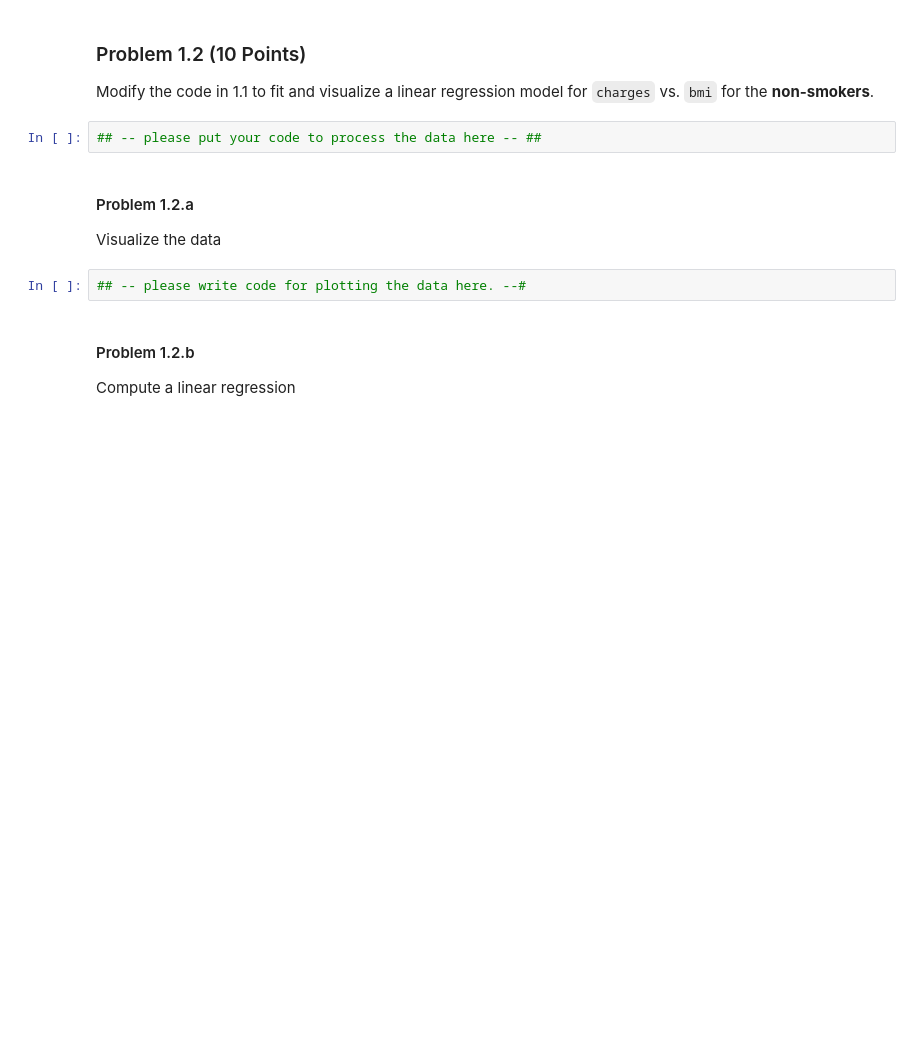
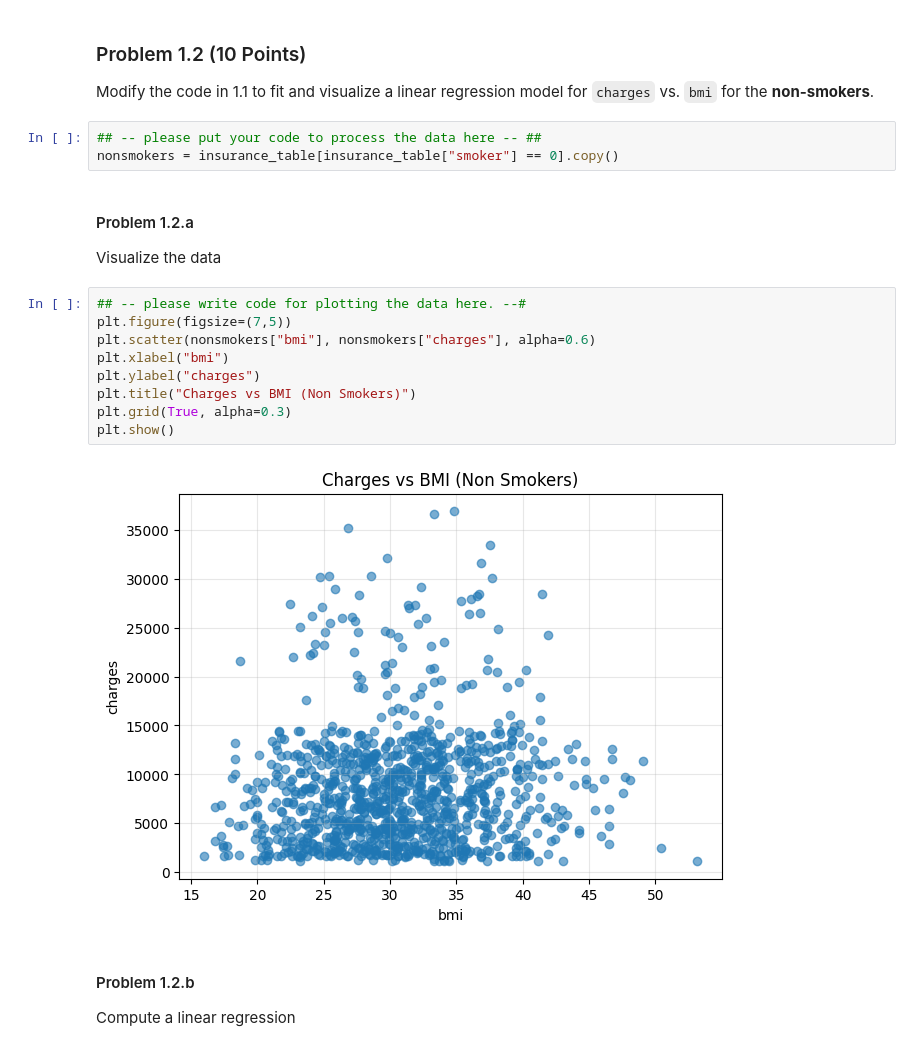
Before and after one commit to yuhanqianns94/Intro-to-ML, a Jupyter notebook: assignments/assn1/assn1.ipynb, the cells around one changed output. Cells and saved outputs as stored; diff of their text form; blank space fills up the shorter version.

```diff
--- a/assignments/assn1/assn1.ipynb
+++ b/assignments/assn1/assn1.ipynb
@@ -186,12 +188,22 @@ _ = plt.plot(x_week, beta[0] + beta[1]*x_week, color='red', linewidth=2)
 Modify the code in 1.1 to fit and visualize a linear regression model for `charges` vs. `bmi` for the **non-smokers**.
 # %%
 ## -- please put your code to process the data here -- ##
+nonsmokers = insurance_table[insurance_table["smoker"] == 0].copy()
 # %% [markdown]
 #### Problem 1.2.a
 
 Visualize the data
-# %%
-## -- please write code for plotting the data here. --#
+# %%
+## -- please write code for plotting the data here. --#
+plt.figure(figsize=(7,5))
+plt.scatter(nonsmokers["bmi"], nonsmokers["charges"], alpha=0.6)
+plt.xlabel("bmi")
+plt.ylabel("charges")
+plt.title("Charges vs BMI (Non Smokers)")
+plt.grid(True, alpha=0.3)
+plt.show()
+# %% [output]
+[figure, added]
 # %% [markdown]
 #### Problem 1.2.b
 
```
Also changed, not shown: parts of 5 cells of this notebook.
